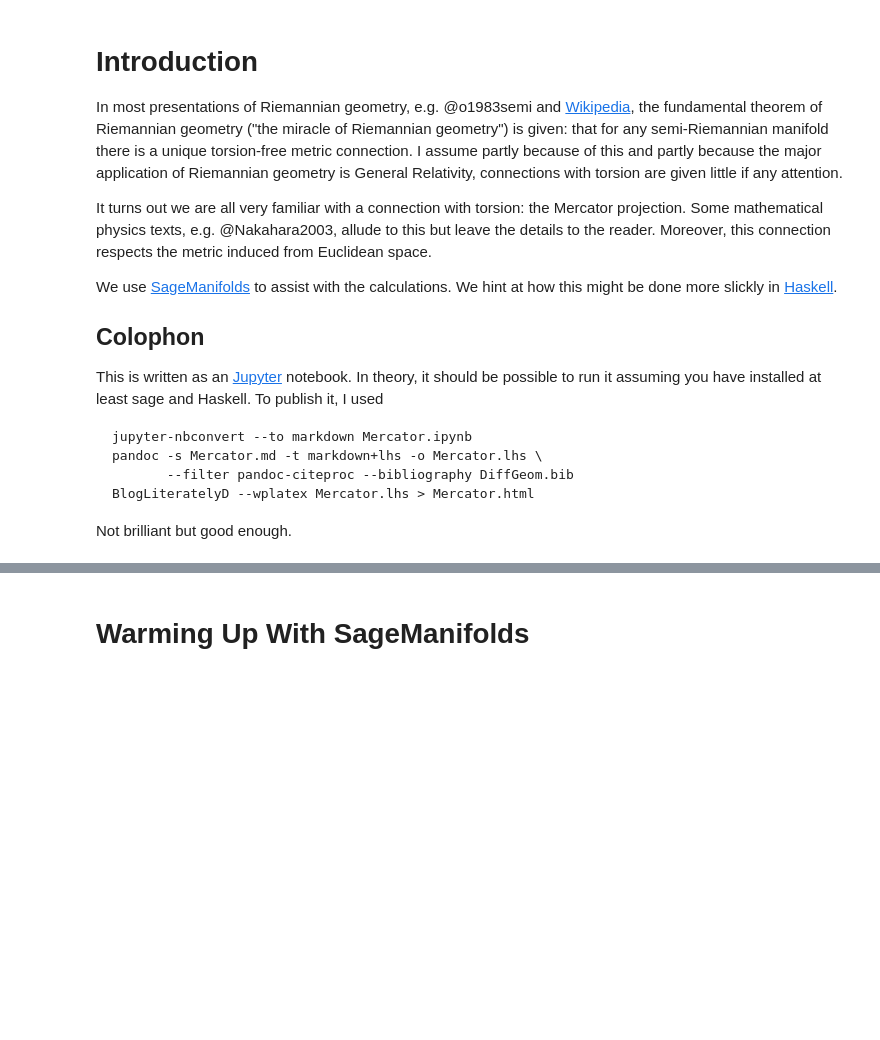
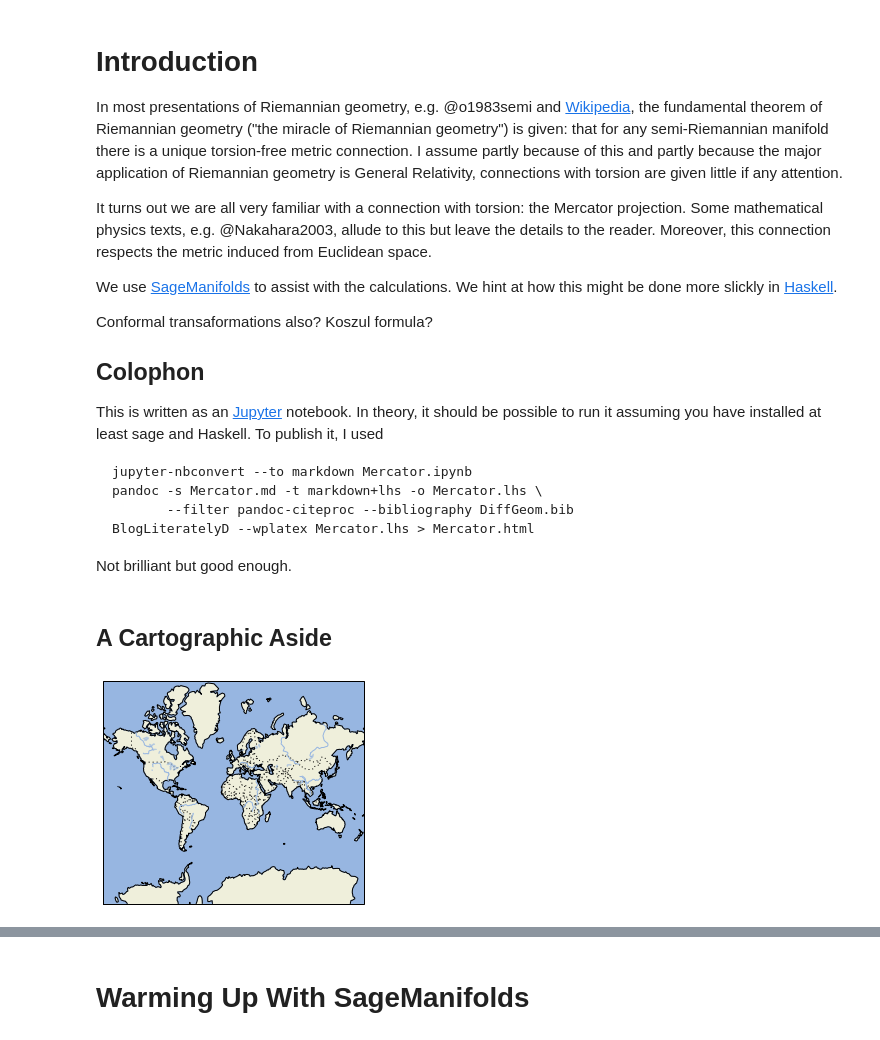
Before and after one commit to idontgetoutmuch/DifferentialGeometry, a Jupyter notebook: Mercator.ipynb, the cells around one changed output, grey strips where cells are left out. Cells and saved outputs as stored; diff of their text form; code cells hidden in the pictures; blank space fills up the shorter version.

Commit message:
A cartographical aside.

```diff
--- a/Mercator.ipynb
+++ b/Mercator.ipynb
@@ -21,6 +21,8 @@ We use [SageManifolds](http://sagemanifolds.obspm.fr) to assist with
 the calculations. We hint at how this might be done more slickly in
 [Haskell](https://www.haskell.org).
 
+Conformal transaformations also? Koszul formula?
+
 Colophon
 --------
 
@@ -34,3 +36,6 @@ least sage and Haskell. To publish it, I used
     BlogLiteratelyD --wplatex Mercator.lhs > Mercator.html
 
 Not brilliant but good enough.
+# %% [markdown]
+A Cartographic Aside
+--------------------
@@ -36,0 +52,13 @@ Not brilliant but good enough.
+# %%
+ax = plt.axes(projection=cartopy.crs.Mercator())
+
+ax.add_feature(cartopy.feature.LAND)
+ax.add_feature(cartopy.feature.OCEAN)
+ax.add_feature(cartopy.feature.COASTLINE)
+ax.add_feature(cartopy.feature.BORDERS, linestyle=':')
+ax.add_feature(cartopy.feature.LAKES, alpha=0.5)
+ax.add_feature(cartopy.feature.RIVERS)
+
+plt.show()
+# %% [output]
+[figure, added]
```
Also changed, not shown: parts of 227 cells of this notebook.
